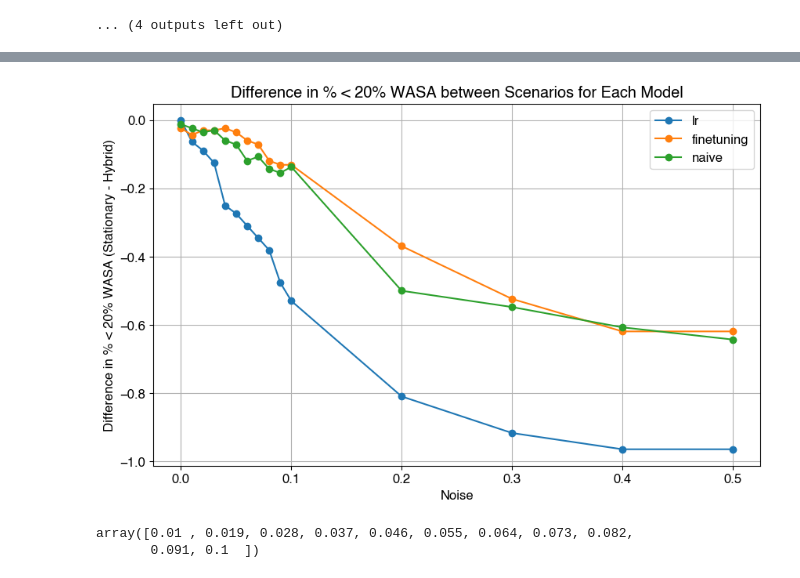
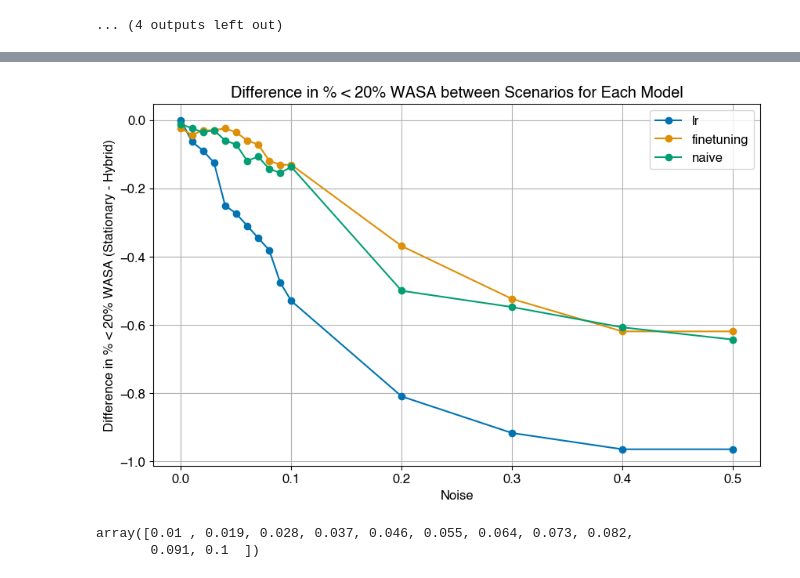
Before and after one commit to Arcascope/pisces, a Jupyter notebook: analyses/NHRC/noise_study.ipynb, the cells around one changed output, grey strips where cells are left out. Drawn from its saved outputs; the diff is of its cells as text; code cells hidden in the pictures.

```diff
--- a/analyses/NHRC/noise_study.ipynb
+++ b/analyses/NHRC/noise_study.ipynb
@@ -509,10 +509,9 @@ from matplotlib import pyplot as plt
 from sklearn.mixture import GaussianMixture
 import numpy as np
 
-def add_GMM(df: pd.DataFrame, ax: plt.Axes):
-
+def get_GMM(df: pd.DataFrame, column: str = WASA_COLUMN, n_components: int = 2):
     # Assuming `wasa_scores` is your array of WASA scores
-    wasa_scores = df[WASA_COLUMN].values
+    wasa_scores = df[column].values
 
     # Reshape data for sklearn (n_samples, n_features)
     X = wasa_scores.reshape(-1, 1)
@@ -521,8 +520,16 @@ def add_GMM(df: pd.DataFrame, ax: plt.Axes):
     gmm = GaussianMixture(n_components=2, random_state=0)
     gmm.fit(X)
 
+    return gmm
+
+
+def add_GMM(df: pd.DataFrame, ax: plt.Axes):
+    gmm = get_GMM(df)
+
+    wasa_scores = df[WASA_COLUMN].values.reshape(-1, 1)
+
     # Predict the component membership
-    labels = gmm.predict(X)
+    labels = gmm.predict(wasa_scores)
 
     # Get the weights (proportions) of each component
     weights = gmm.weights_
@@ -570,6 +586,9 @@ def add_GMM(df: pd.DataFrame, ax: plt.Axes):
+# %%
+gmm = get_GMM(evaluations_df)
 # %%
 import pandas as pd
 import matplotlib.pyplot as plt
+import seaborn as sns
 
 # Assuming 'evaluations_df' is your DataFrame
 
@@ -579,45 +598,69 @@ noise_levels = sorted(evaluations_df['noise'].unique())
 
 plt.figure(figsize=(10, 6))
 
-plot_column = WASA_COLUMN
 METRIC_NAME = 'WASA'
 STAT_NAME = f'% < 20% {METRIC_NAME}'
+# STAT_NAME = f'GMM Mode Centers'
 
-def metric_score(df: pd.DataFrame):
-    return np.sum(df < 0.2) / len(df)
+PALETTE = sns.color_palette('colorblind', n_colors=len(models))
 
-for model in models:
+def metric_score(df: pd.DataFrame, plot_column: str = WASA_COLUMN) -> tuple:
+    return np.sum(df[plot_column] < 0.2) / len(df)
+    gmm = get_GMM(df)
+    means = gmm.means_.flatten()
+    mean_sort_idx = means.argsort()
+    means = means[mean_sort_idx]
+    weights = gmm.weights_[mean_sort_idx]
+
+    return means, weights
+
+def min_over_max(x):
+    return np.min(x) / np.max(x)
+
+for idx, model in enumerate(models):
     metric_diff = []
+    stationary_means = []
+    hybrid_means = []
     for noise in noise_levels:
         # Filter data for the current model and noise level
         df_filtered = evaluations_df[
             (evaluations_df['model'] == model) & (evaluations_df['noise'] == noise)
         ]
 
         # Calculate skew for each scenario
-        stationary_df = df_filtered[df_filtered['scenario'] == 'stationary'][plot_column]
+        stationary_df = df_filtered[df_filtered['scenario'] == 'stationary']
         # metric_stationary = stationary_df.skew()
         metric_stationary = metric_score(stationary_df)
+        # metric_stationary, weights_stationary = metric_score(stationary_df)
+        # stationary_scalar = min_over_max(weights_stationary)
 
-        hybrid_df = df_filtered[df_filtered['scenario'] == 'hybrid'][plot_column]
+        hybrid_df = df_filtered[df_filtered['scenario'] == 'hybrid']
         metric_hybrid = metric_score(hybrid_df)
+        # metric_hybrid, weights_hybrid = metric_score(hybrid_df)
+        # hybrid_scalar = min_over_max(weights_hybrid)
 
         # Compute the difference in skew
         metric_difference = metric_stationary - metric_hybrid
         metric_diff.append(metric_difference)
 
+        # stationary_means.append(stationary_scalar * np.diff(metric_stationary))
+        # hybrid_means.append(hybrid_scalar * np.diff(metric_hybrid))
+
     # Plot the difference
-    plt.plot(noise_levels, metric_diff, label=model, marker='o')
+    plt.plot(noise_levels, metric_diff, label=model, marker='o', color=PALETTE[idx])
+    # plt.plot(noise_levels, stationary_means, label=f"{model} stationary", marker='o', color=PALETTE[idx])
+    # plt.plot(noise_levels, hybrid_means, '--', label=f"{model} hybrid", marker='o', color=PALETTE[idx])
 
 
 plt.xlabel('Noise')
+# plt.ylabel(f'Difference in {STAT_NAME}')
 plt.ylabel(f'Difference in {STAT_NAME} (Stationary - Hybrid)')
 plt.title(f'Difference in {STAT_NAME} between Scenarios for Each Model')
 plt.legend()
 plt.grid(True)
 plt.show()
 # %% [output]
-[figure, old version]
+[figure, new version]
 # %%
 evaluations_df.to_csv("evaluations_df_plus_noise.csv", index=False)
 # %%
```
Also changed, not shown: parts of 1 cell of this notebook, 4 other files.
